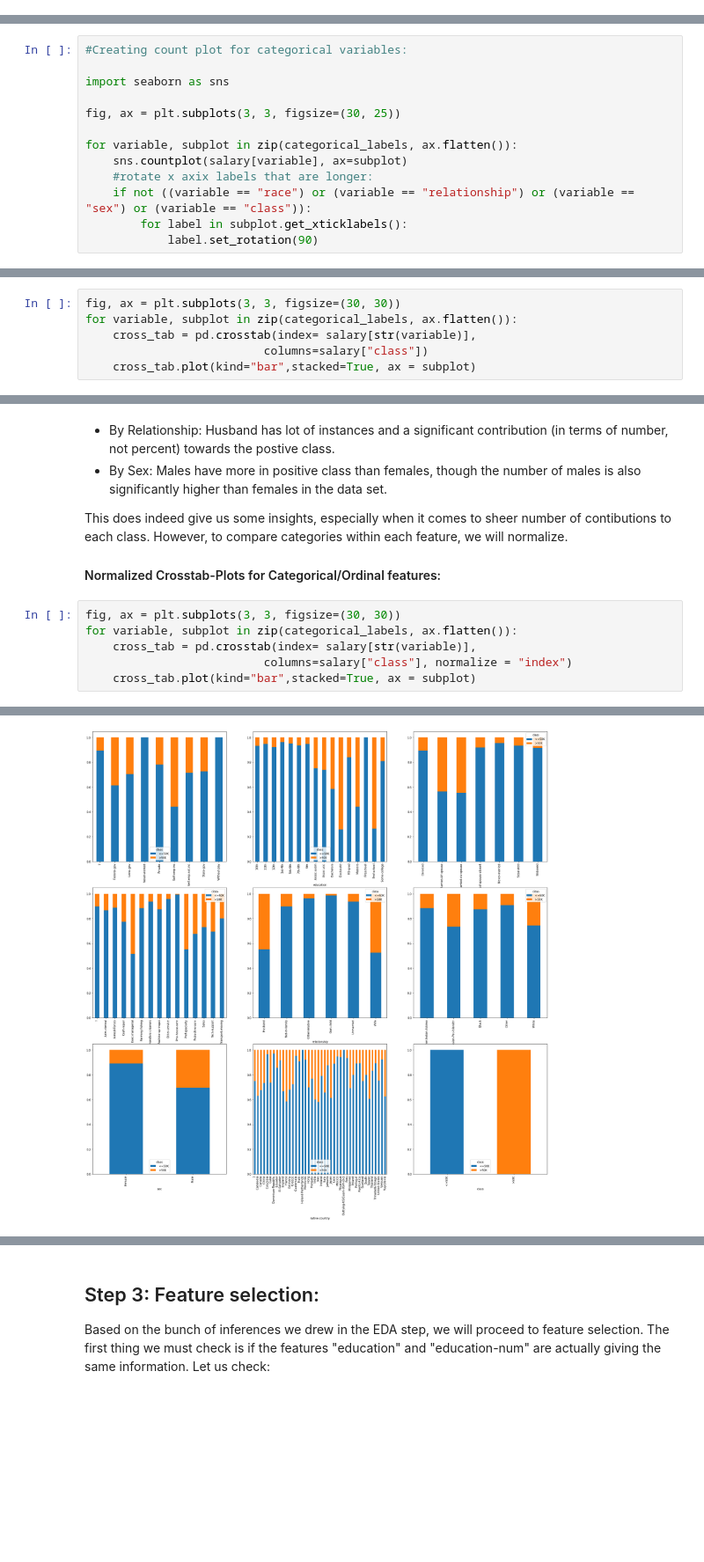
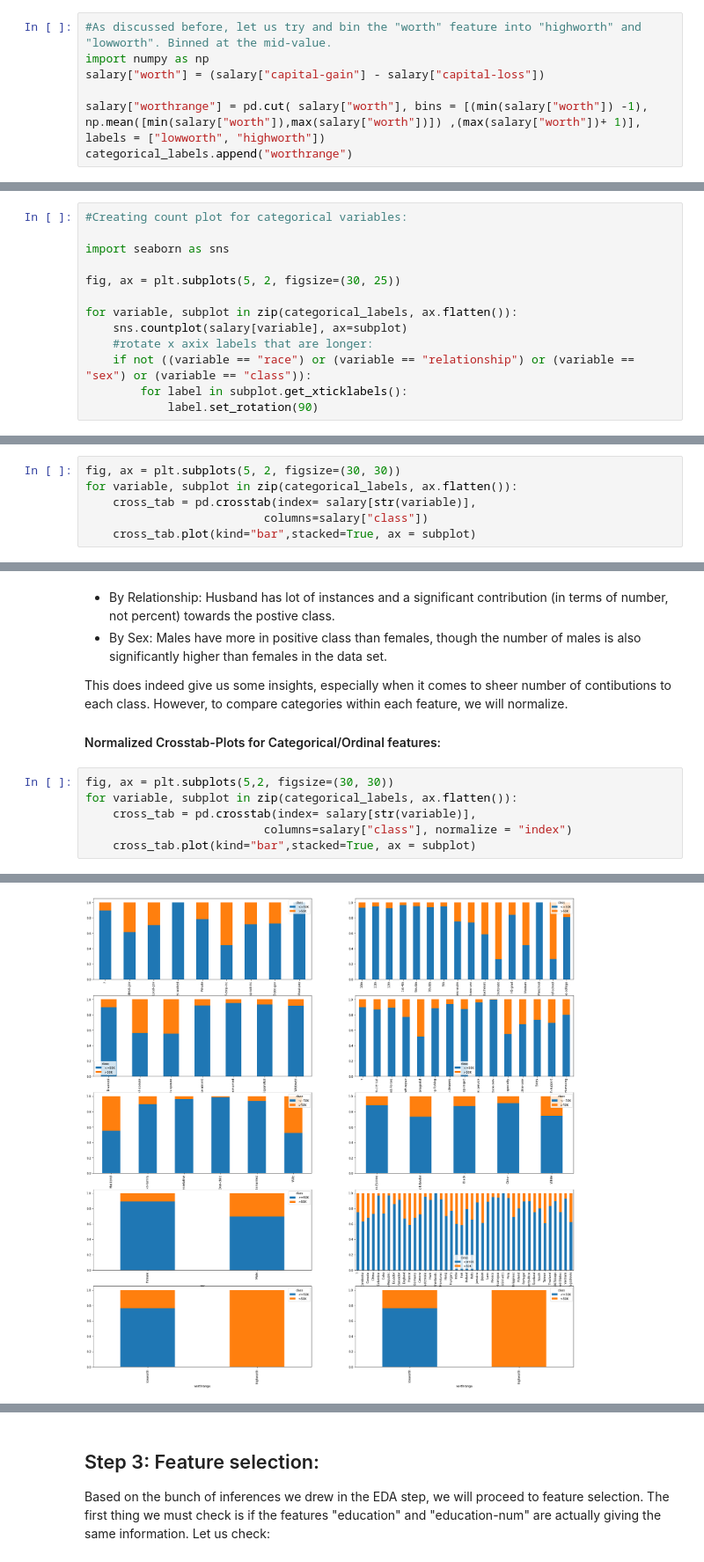
Before and after one commit to PadmanabhanAshwin/Salary_Clf, a Jupyter notebook: Salary_Classifier.ipynb, the cells around one changed output, grey strips where cells are left out. Shown at 88% size. Drawn from its saved outputs; the diff is of its cells as text; blank space fills up the shorter version.

```diff
--- a/Salary_Classifier.ipynb
+++ b/Salary_Classifier.ipynb
@@ -283,6 +281,13 @@ Let us deep-dive into the Categorical/Ordina features next. Let us start with ge
 #Get categorical labels:
 categorical_labels = list(salary.select_dtypes(include=['object', 'category']).columns)
 #categorical_labels
+# %%
+#As discussed before, let us try and bin the "worth" feature into "highworth" and "lowworth". Binned at the mid-value.
+import numpy as np
+salary["worth"] = (salary["capital-gain"] - salary["capital-loss"])
+
+salary["worthrange"] = pd.cut( salary["worth"], bins = [(min(salary["worth"]) -1), np.mean([min(salary["worth"]),max(salary["worth"])]) ,(max(salary["worth"])+ 1)], labels = ["lowworth", "highworth"])
+categorical_labels.append("worthrange")
 # %% [markdown]
 #### Count-Plots for Categorical/Ordinal features:
 
@@ -292,7 +297,7 @@ Count-Plots give insight into frequency of each category within each feature.
 
 import seaborn as sns
 
-fig, ax = plt.subplots(3, 3, figsize=(30, 25))
+fig, ax = plt.subplots(5, 2, figsize=(30, 25))
 
 for variable, subplot in zip(categorical_labels, ax.flatten()):
     sns.countplot(salary[variable], ax=subplot)
@@ -323,7 +327,7 @@ for variable, subplot in zip(categorical_labels, ax.flatten()):
 
 Cross-tab is a great way to juxtapose categories with the classes associated. Since we have a few features, we can create a cross-tab plot to concisely study each feature.
 # %%
-fig, ax = plt.subplots(3, 3, figsize=(30, 30))
+fig, ax = plt.subplots(5, 2, figsize=(30, 30))
 for variable, subplot in zip(categorical_labels, ax.flatten()):
     cross_tab = pd.crosstab(index= salary[str(variable)],
                           columns=salary["class"])
@@ -359,7 +364,7 @@ This does indeed give us some insights, especially when it comes to sheer number
 
 #### Normalized Crosstab-Plots for Categorical/Ordinal features:
 # %%
-fig, ax = plt.subplots(3, 3, figsize=(30, 30))
+fig, ax = plt.subplots(5,2, figsize=(30, 30))
 for variable, subplot in zip(categorical_labels, ax.flatten()):
     cross_tab = pd.crosstab(index= salary[str(variable)],
                           columns=salary["class"], normalize = "index")
@@ -377,4 +383,4 @@ for variable, subplot in zip(categorical_labels, ax.flatten()):
-[figure, old version]
+[figure, new version]
 # %% [markdown]
 #### Inferences from Cross-tab plots:
 
```
Also changed, not shown: parts of 27 cells of this notebook.
